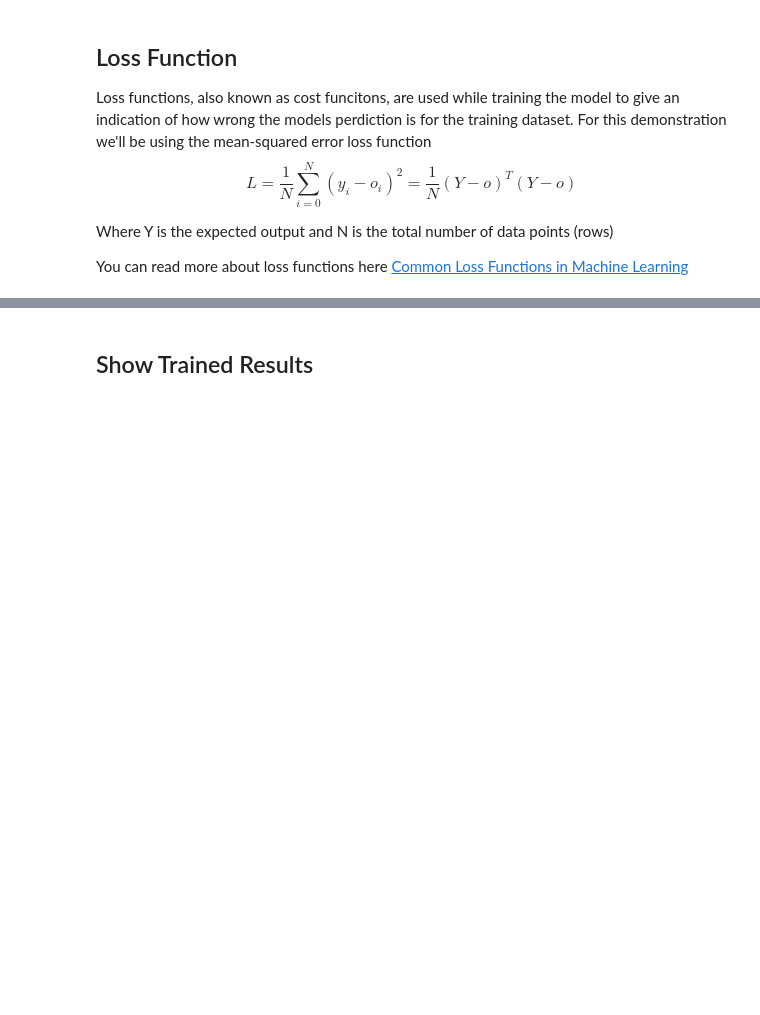
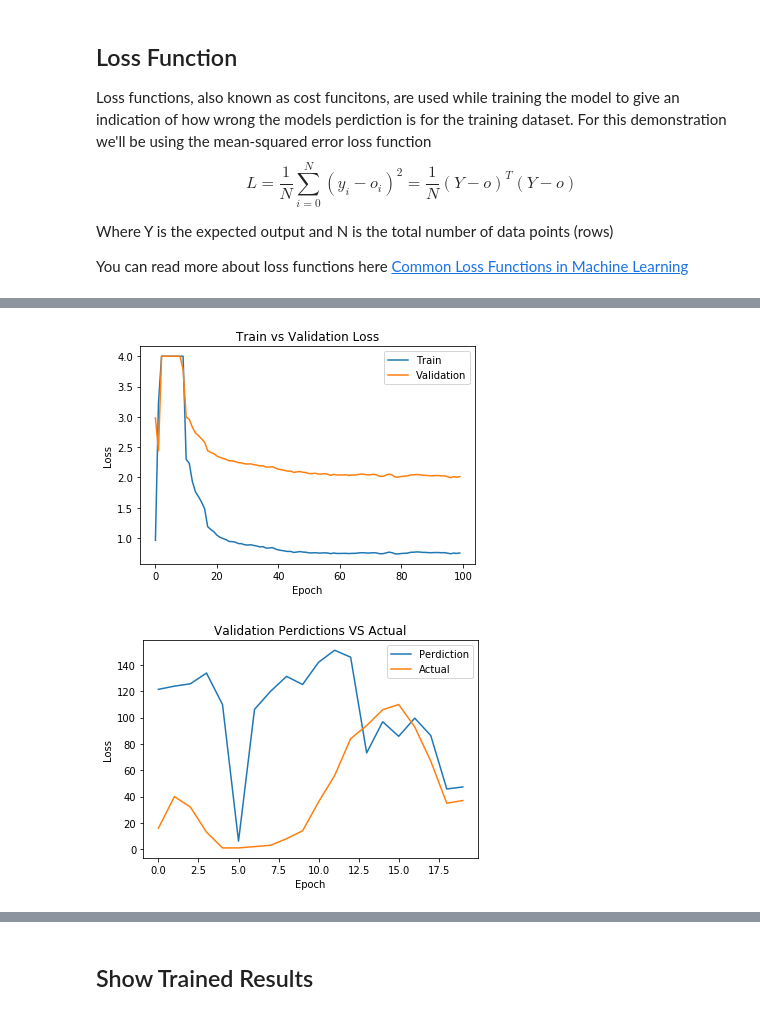
Before and after one commit to gimseng/99-ML-Learning-Projects, a Jupyter notebook: 011/solution/mlp_from_scratch.ipynb, the cells around one changed output, grey strips where cells are left out. Saved outputs shown, nothing was run; the diff lists cells and outputs as text; code cells hidden in the pictures; blank space fills up the shorter version.

```diff
--- a/011/solution/mlp_from_scratch.ipynb
+++ b/011/solution/mlp_from_scratch.ipynb
@@ -859,0 +883,4 @@ NameError: name 'accuracy' is not defined
+# %%
+model, training_loss, validation_loss = train_model(iterations = 100,batch_size=10)
+graph_training(model, training_loss, validation_loss)
+# %% [output]
@@ -859,0 +893,2 @@ NameError: name 'accuracy' is not defined
+[figure, added]
+[figure, added]
```
Also changed, not shown: parts of 20 cells of this notebook.
